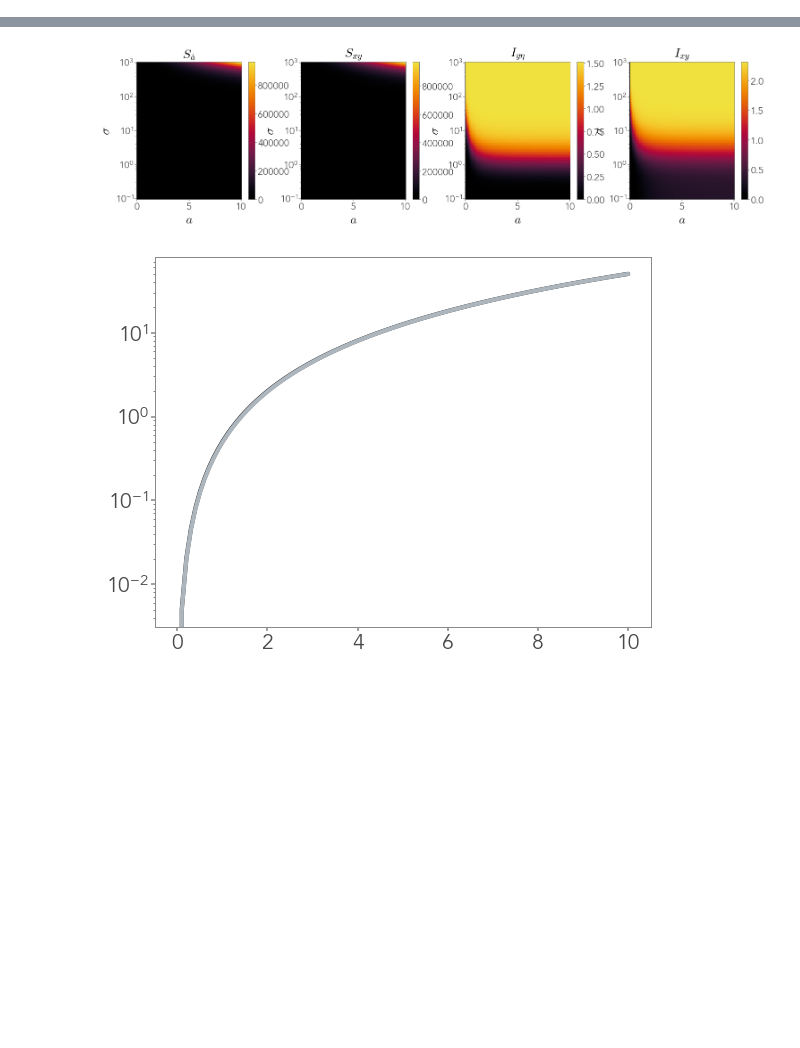
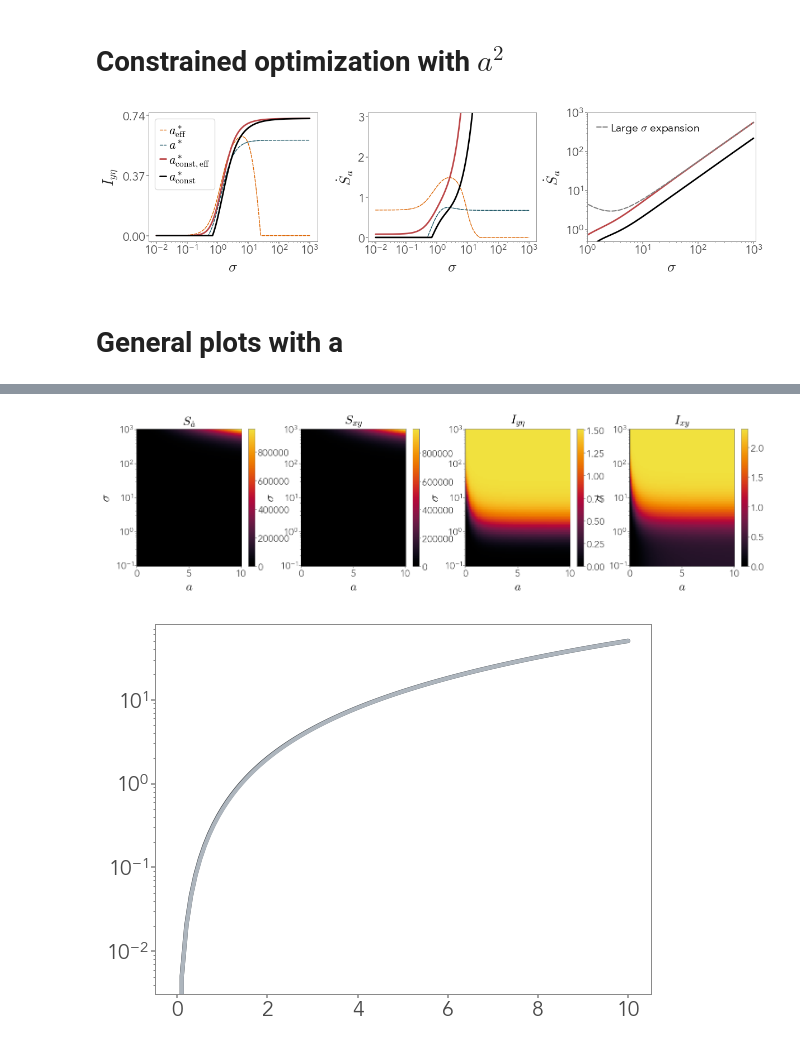
Before and after one commit to giorgionicoletti/InfoTrasduction, a Jupyter notebook: notebooks/FiguresSM.ipynb, the cells around one changed output, grey strips where cells are left out. Drawn from its saved outputs; the diff is of its cells as text; code cells hidden in the pictures; blank space fills up the shorter version.

```diff
--- a/notebooks/FiguresSM.ipynb
+++ b/notebooks/FiguresSM.ipynb
@@ -41,3 +44,5 @@ import funPlots as fplot
 import cmasher
 
 fplot.master_format(ncols = 2, nrows = 1)
+# %% [markdown]
+# Constrained optimization with $a^2$
@@ -43,0 +62,69 @@ fplot.master_format(ncols = 2, nrows = 1)
+# %%
+sigma_Iyeta_axy_a2, Iyeta_axy_a2 = load_from_mathematica('../data/mathematica/FigSM_Lambda0.9_ThetaEta5_(x_sigma)_(y_IyEta_axy_a2).txt')
+sigma_Iyeta_axy, Iyeta_axy = load_from_mathematica('../data/mathematica/FigSM_Lambda0.9_ThetaEta5_(x_sigma)_(y_IyEta_axy).txt')
+
+sigma_Iyeta_ayeta_a2, Iyeta_ayeta_a2 = load_from_mathematica('../data/mathematica/FigSM_Lambda0.9_ThetaEta5_(x_sigma)_(y_IyEta_ayeta_a2).txt')
+sigma_Iyeta_ayeta, Iyeta_ayeta = load_from_mathematica('../data/mathematica/FigSM_Lambda0.9_ThetaEta5_(x_sigma)_(y_IyEta_ayeta).txt')
+
+sigma_Sdot_axy_a2, Sdot_axy_a2 = load_from_mathematica('../data/mathematica/FigSM_Lambda0.9_ThetaEta5_(x_sigma)_(y_Sdotmin_axy_a2).txt')
+sigma_Sdot_axy, Sdot_axy = load_from_mathematica('../data/mathematica/FigSM_Lambda0.9_ThetaEta5_(x_sigma)_(y_Sdotmin_axy).txt')
+
+sigma_Sdot_ayeta_a2, Sdot_ayeta_a2 = load_from_mathematica('../data/mathematica/FigSM_Lambda0.9_ThetaEta5_(x_sigma)_(y_Sdotmin_ayeta_a2).txt')
+sigma_Sdot_ayeta, Sdot_ayeta = load_from_mathematica('../data/mathematica/FigSM_Lambda0.9_ThetaEta5_(x_sigma)_(y_Sdotmin_ayeta).txt')
+
+sigma_Sdot_div, Sdot_div = load_from_mathematica('../data/mathematica/FigSM_Lambda0.9_ThetaEta5_(x_sigma)_(y_Sdotmin_Divergence).txt')
+# %%
+fig, axs = plt.subplots(1, 3, figsize = (14, 3))
+
+
+axs[0].plot(sigma_Iyeta_axy[sigma_Iyeta_axy > 5e-2], Iyeta_axy[sigma_Iyeta_axy > 5e-2]/np.log(2),
+            label = r'$a^*_{\rm eff}$', color = c1, lw = 1, ls = '--')
+axs[0].plot(sigma_Iyeta_ayeta[sigma_Iyeta_ayeta > 5e-2], Iyeta_ayeta[sigma_Iyeta_ayeta > 5e-2]/np.log(2),
+               label = r'$a^*$', color = c2, lw = 1, ls = '--')
+axs[0].plot(sigma_Iyeta_axy_a2, Iyeta_axy_a2/np.log(2),
+            label = r'$a^*_{\rm const, eff}$', color = c3, lw = 2)
+axs[0].plot(sigma_Iyeta_ayeta_a2, Iyeta_ayeta_a2/np.log(2),
+            label = r'$a^*_{\rm const}$', color = 'k', lw = 2)
+
+axs[0].legend(fontsize = 16)
+
+axs[1].plot(sigma_Sdot_axy, Sdot_axy,
+            label = r'$a^*_{\rm eff}$', color = c1, lw = 1, ls = '--')
+axs[1].plot(sigma_Sdot_ayeta, Sdot_ayeta,
+               label = r'$a^*$', color = c2, lw = 1, ls = '--')
+axs[1].plot(sigma_Sdot_axy_a2, Sdot_axy_a2,
+            label = r'$a^*_{\rm const}$', color = c3, lw = 2)
+axs[1].plot(sigma_Sdot_ayeta_a2, Sdot_ayeta_a2,
+            label = r'$a^*_{\rm const}$', color = 'k', lw = 2)
+axs[1].set_ylim(-0.1,3.1)
+
+axs[2].plot(sigma_Sdot_axy_a2, Sdot_axy_a2,
+            color = c3, lw = 2)
+axs[2].plot(sigma_Sdot_ayeta_a2, Sdot_ayeta_a2,
+            color = 'k', lw = 2)
+axs[2].plot(sigma_Sdot_div, Sdot_div, color = 'gray', lw = 1.5, ls = '--', label = "Large $\sigma$ expansion")
+axs[2].set_yscale('log')
+axs[2].set_xlim(1, 1100)
+axs[2].set_ylim(0.5, 1e3)
+
+
+for ax in axs:
+    ax.set_xscale('log')
+    fplot.restore_log_ticks(ax.xaxis, 10)
+    ax.set_xlabel(r'$\sigma$')
+
+axs[0].set_ylabel(r'$I_{y \eta}$')
+axs[0].set_yticks([0, 0.37, 0.74])
+
+axs[1].set_ylabel(r'$\dot{S}_{a}$')
+axs[2].set_ylabel(r'$\dot{S}_a$')
+axs[2].legend(fontsize = 14, frameon = False, handlelength = 1., handletextpad = 0.2)
+
+plt.subplots_adjust(wspace = 0.3)
+
+plt.savefig('../figures/SM/SM_constrained_functional.png', dpi = 300, bbox_inches = 'tight')
+plt.show()
+# %% [output]
+[figure, added]
+# %% [markdown]
+# General plots with a
```
Also changed, not shown: parts of 12 cells of this notebook, 17 other files.
